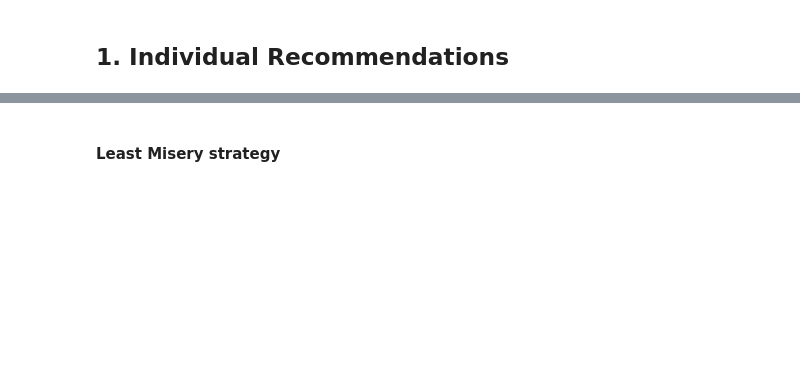
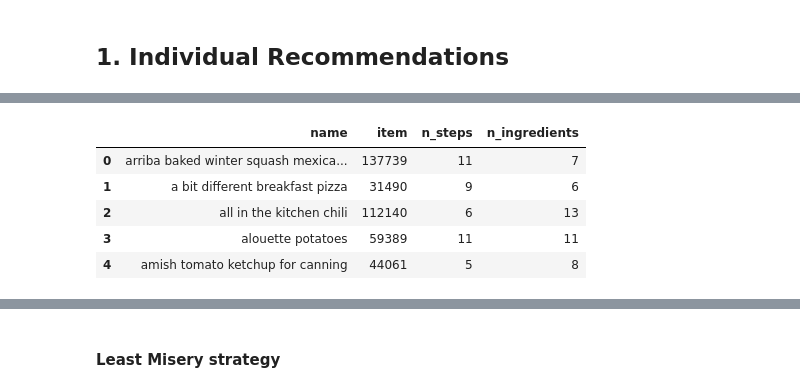
Before and after one commit to fadikatrina/thewreckomenders, a Jupyter notebook: Wreckommender.ipynb, the cells around one changed output, grey strips where cells are left out. Saved outputs shown, nothing was run; the diff lists cells and outputs as text; code cells hidden in the pictures; blank space fills up the shorter version.

```diff
--- a/Wreckommender.ipynb
+++ b/Wreckommender.ipynb
@@ -222,3 +248,23 @@ df_users['ratings'].value_counts()
+# %%
+df_recipes_full.drop('minutes', axis=1, inplace=True)
+df_recipes_full.drop('contributor_id', axis=1, inplace=True)
+df_recipes_full.drop('submitted', axis=1, inplace=True)
+df_recipes_full.drop('tags', axis=1, inplace=True)
+df_recipes_full.drop('nutrition', axis=1, inplace=True)
+df_recipes_full.drop('steps', axis=1, inplace=True)
+df_recipes_full.drop('ingredients', axis=1, inplace=True)
+df_recipes_full.drop('description', axis=1, inplace=True)
+
+df_recipes_full = df_recipes_full.rename(columns={'id': 'item'})
+
+df_recipes_full.head()
+# %% [output]
+|  | name | item | n_steps | n_ingredients |
+| 0 | arriba baked winter squash mexica... | 137739 | 11 | 7 |
+| 1 | a bit different breakfast pizza | 31490 | 9 | 6 |
+| 2 | all in the kitchen chili | 112140 | 6 | 13 |
+| 3 | alouette potatoes | 59389 | 11 | 11 |
+| 4 | amish tomato ketchup for canning | 44061 | 5 | 8 |
 # %%
 users_ratings = df_users.groupby(['user']).count()  # count the ratings for each user
 selected = users_ratings['rating'] > 30  # keep only 30 + ratings
```
Also changed, not shown: parts of 13 cells of this notebook.
